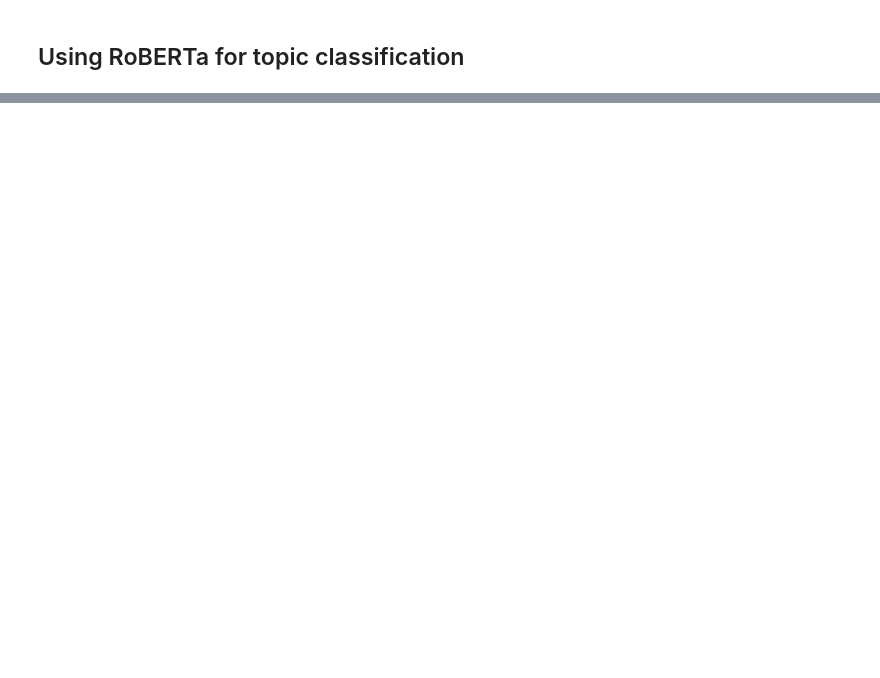
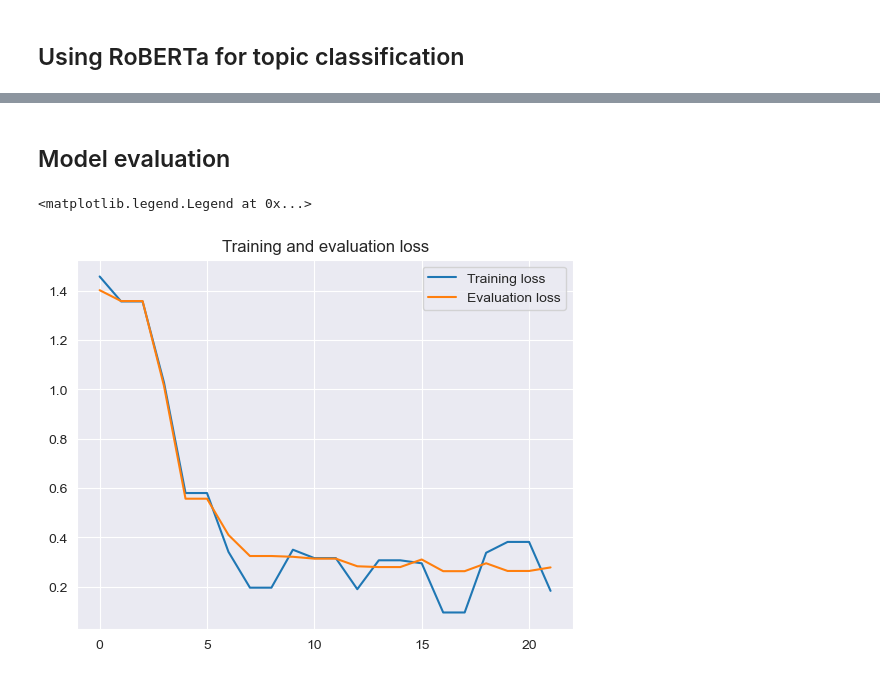
Before and after one commit to Sleamer88/Text_Mining_AI, a Jupyter notebook: Lab_Assignments/Lab_6/Lab6-assignment-topic-classification.ipynb, the cells around one changed output, grey strips where cells are left out. Saved outputs shown, nothing was run; the diff lists cells and outputs as text; code cells hidden in the pictures; blank space fills up the shorter version.

Commit message:
Updated topic classification notebooks

```diff
--- a/Lab_Assignments/Lab_6/Lab6-assignment-topic-classification.ipynb
+++ b/Lab_Assignments/Lab_6/Lab6-assignment-topic-classification.ipynb
@@ -18,0 +40,4 @@ from sklearn.model_selection import train_test_split
+# %%
+train_dataframe = pd.DataFrame({'text': training_set.data, 'labels': training_set.target})
+print(len(train_dataframe))
+train_dataframe.head(5)
@@ -28,0 +95,25 @@ from sklearn.preprocessing import StandardScaler
+# %%
+# Model configuration
+
+roberta_args = ClassificationArgs()
+
+roberta_args.overwrite_output_dir=True
+roberta_args.evaluate_during_training=True
+
+roberta_args.num_train_epochs=10
+roberta_args.train_batch_size=32
+roberta_args.learning_rate=4e-6
+roberta_args.max_seq_length=256
+
+roberta_args.use_early_stopping=True
+roberta_args.early_stopping_delta=0.01
+
+roberta_args.early_stopping_metric='eval_loss'
+roberta_args.early_stopping_metric_minimize=True
+roberta_args.early_stopping_patience=2
+roberta_args.evaluate_during_training_steps=32
+
+# Kept the same as BERT to equally compare the models
+
+steps_per_epoch = int(np.ceil(len(training) / float(roberta_args.train_batch_size)))
+print('Each epoch will have {:,} steps.'.format(steps_per_epoch))
@@ -28,0 +122,2 @@ from sklearn.preprocessing import StandardScaler
+# %%
+roberta_model = ClassificationModel('roberta', 'roberta-base', num_labels=4, args=roberta_args, use_cuda=False)
@@ -28,0 +149,2 @@ from sklearn.preprocessing import StandardScaler
+# %%
+_, roberta_history = roberta_model.train_model(training, eval_df=testing)
@@ -28,0 +217,13 @@ from sklearn.preprocessing import StandardScaler
+# %% [markdown]
+## Model evaluation
+# %%
+# Training and evaluation loss
+train_loss = roberta_history['train_loss']
+eval_loss = roberta_history['eval_loss']
+plt.plot(train_loss, label='Training loss')
+plt.plot(eval_loss, label='Evaluation loss')
+plt.title('Training and evaluation loss')
+plt.legend()
+# %% [output]
+<matplotlib.legend.Legend at 0x...>
+[figure, added]
```
Also changed, not shown: parts of 24 cells of this notebook, 1 other file.
